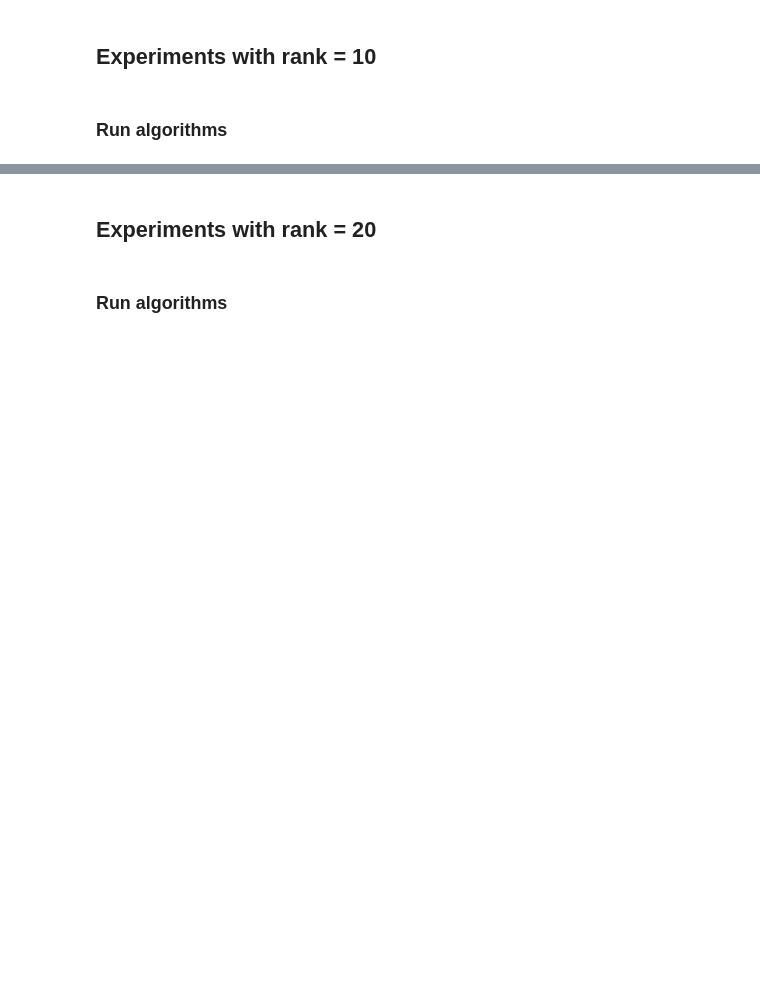
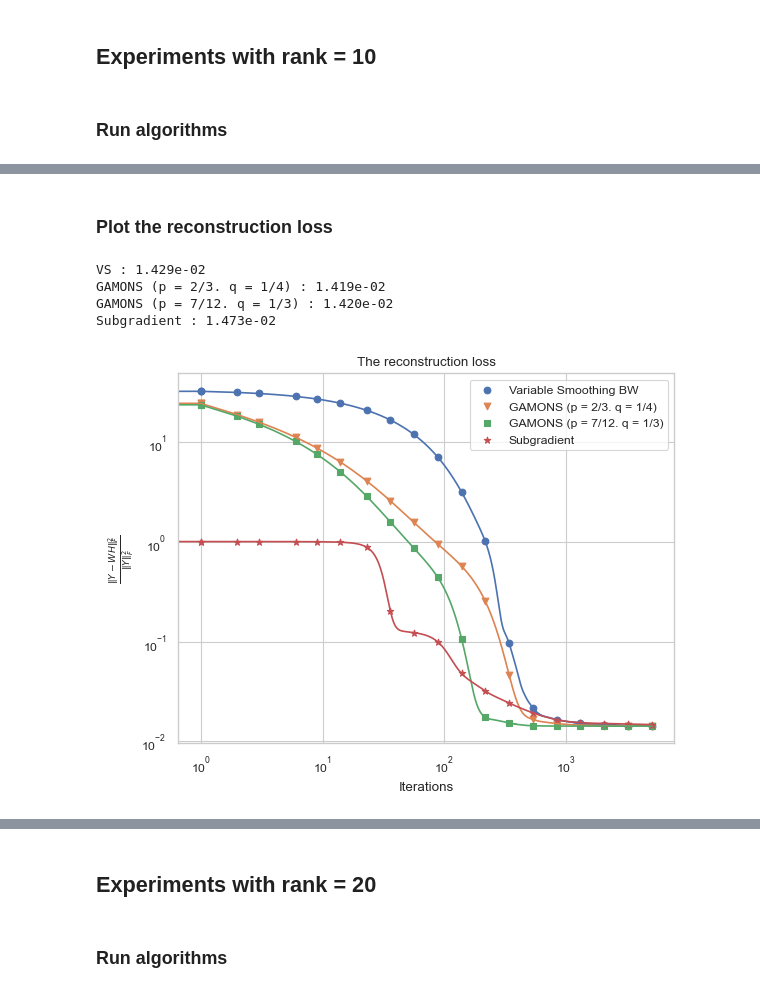
Before and after one commit to Farid-Najar/GAMONS, a Jupyter notebook: results.ipynb, the cells around one changed output, grey strips where cells are left out. Drawn from its saved outputs; the diff is of its cells as text; code cells hidden in the pictures; blank space fills up the shorter version.

```diff
--- a/results.ipynb
+++ b/results.ipynb
@@ -310,0 +68,10 @@ plt.show()
+# %% [markdown]
+### Plot the reconstruction loss
+# %%
+plot_loss(results10)
+# %% [output]
+VS : 1.429e-02
+GAMONS (p = 2/3. q = 1/4) : 1.419e-02
+GAMONS (p = 7/12. q = 1/3) : 1.420e-02
+Subgradient : 1.473e-02
+[figure, added]
```
Also changed, not shown: parts of 53 cells of this notebook, 4 other files.
